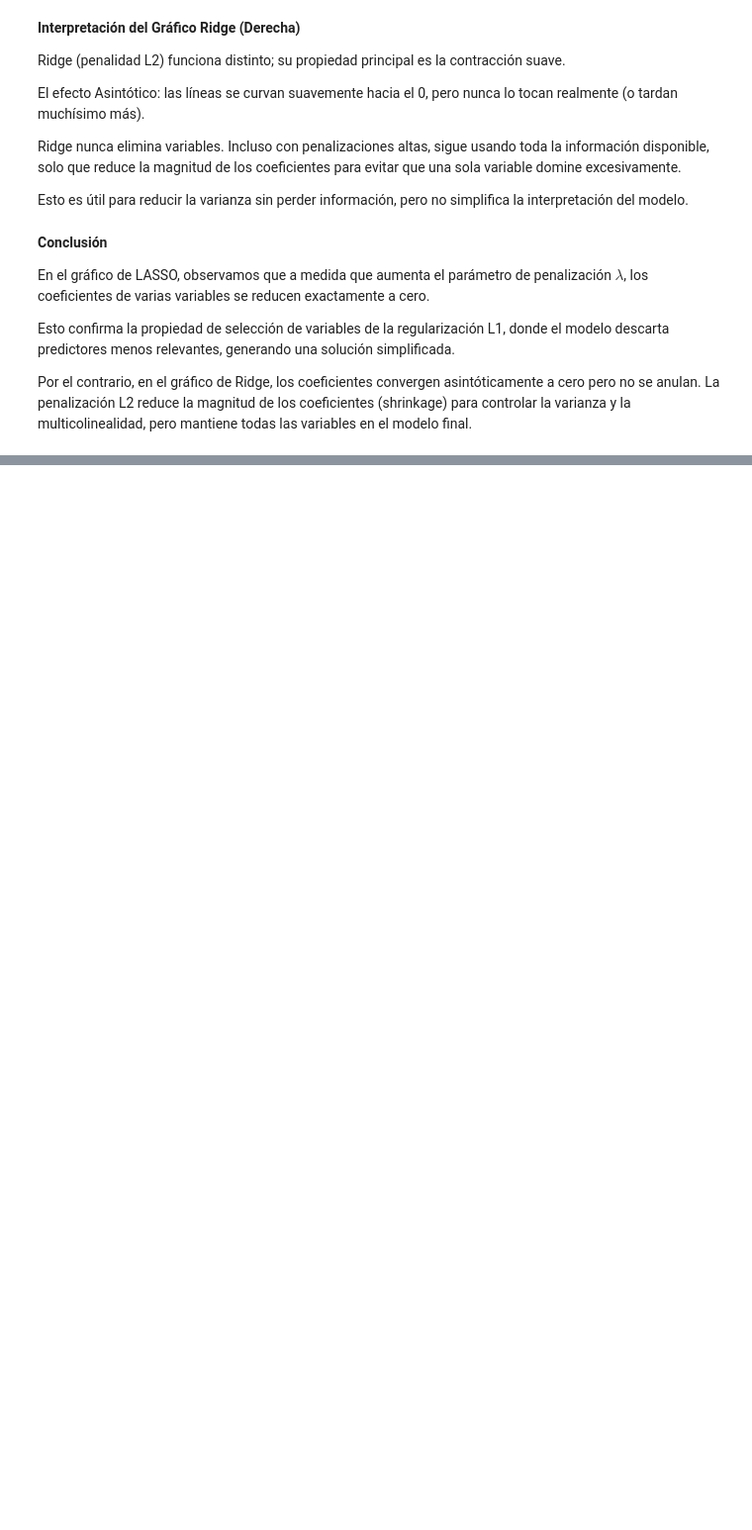
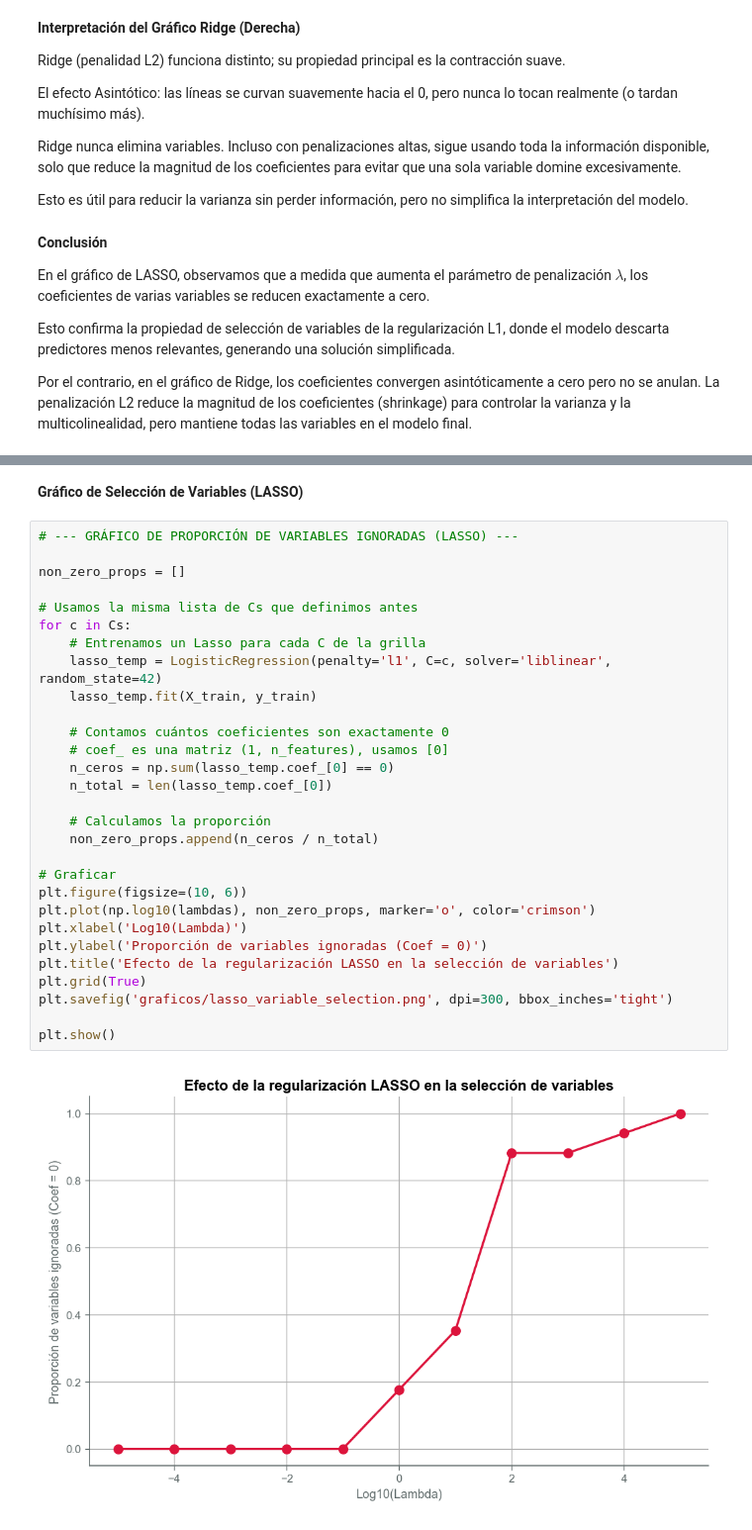
Before and after one commit to paulaleylen/BigDataUBA-Grupo10, a Jupyter notebook: TP4/Program_TP4_Grupo10.ipynb, the cells around one changed output, grey strips where cells are left out. Shown at 99% size. Drawn from its saved outputs; the diff is of its cells as text; blank space fills up the shorter version.

```diff
--- a/TP4/Program_TP4_Grupo10.ipynb
+++ b/TP4/Program_TP4_Grupo10.ipynb
@@ -168,0 +333,33 @@ Por el contrario, en el gráfico de Ridge, los coeficientes convergen asintótic
+# %% [markdown]
+**Gráfico de Selección de Variables (LASSO)**
+# %%
+# --- GRÁFICO DE PROPORCIÓN DE VARIABLES IGNORADAS (LASSO) ---
+
+non_zero_props = []
+
+# Usamos la misma lista de Cs que definimos antes
+for c in Cs:
+    # Entrenamos un Lasso para cada C de la grilla
+    lasso_temp = LogisticRegression(penalty='l1', C=c, solver='liblinear', random_state=42)
+    lasso_temp.fit(X_train, y_train)
+
+    # Contamos cuántos coeficientes son exactamente 0
+    # coef_ es una matriz (1, n_features), usamos [0]
+    n_ceros = np.sum(lasso_temp.coef_[0] == 0)
+    n_total = len(lasso_temp.coef_[0])
+
+    # Calculamos la proporción
+    non_zero_props.append(n_ceros / n_total)
+
+# Graficar
+plt.figure(figsize=(10, 6))
+plt.plot(np.log10(lambdas), non_zero_props, marker='o', color='crimson')
+plt.xlabel('Log10(Lambda)')
+plt.ylabel('Proporción de variables ignoradas (Coef = 0)')
+plt.title('Efecto de la regularización LASSO en la selección de variables')
+plt.grid(True)
+plt.savefig('graficos/lasso_variable_selection.png', dpi=300, bbox_inches='tight')
+
+plt.show()
+# %% [output]
+[figure, added]
```
Also changed, not shown: parts of 18 cells of this notebook, 7 other files.
